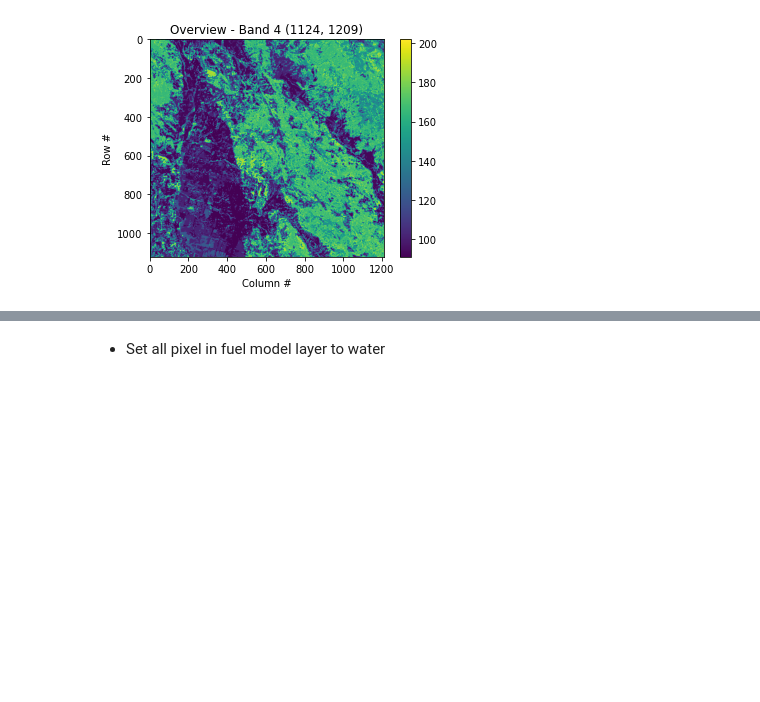
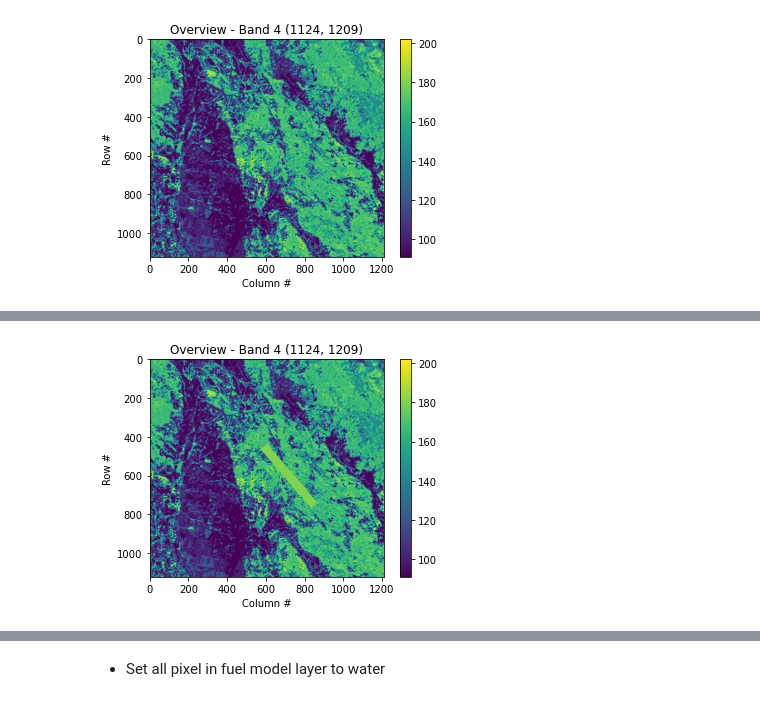
Before and after one commit to fxdawnn/VeggieWildfire, a Jupyter notebook: gdal_lcp.ipynb, the cells around one changed output, grey strips where cells are left out. Cells and saved outputs as stored; diff of their text form; code cells hidden in the pictures; blank space fills up the shorter version.

```diff
--- a/gdal_lcp.ipynb
+++ b/gdal_lcp.ipynb
@@ -355,0 +381,5 @@ SUCCESS: buffer_veggie_testing/lcp_creation_testingSH8_change_buffer_3.lcp
+# %%
+name = "testing_buffer/buffer_polygon_standard_1.shp"
+fm_change = zonal_buffer('landscape_lcp/Landscape_1.lcp', name, 181)
+# %% [output]
+[figure, added]
```
Also changed, not shown: parts of 23 cells of this notebook, 3 other files.
